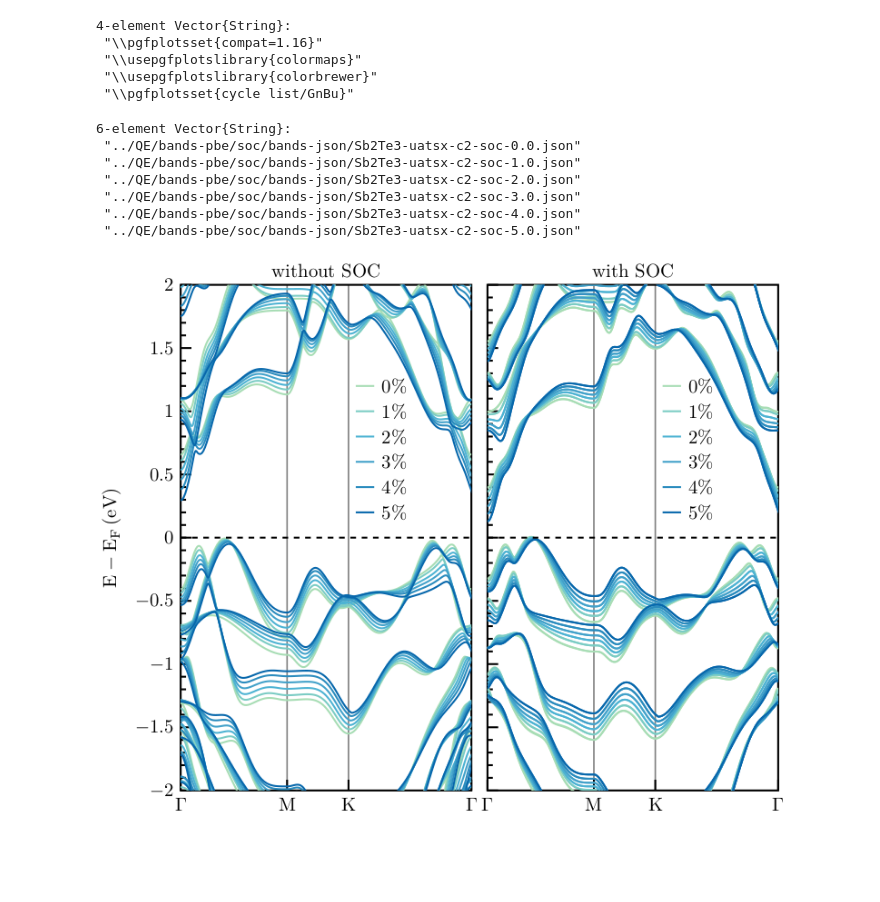
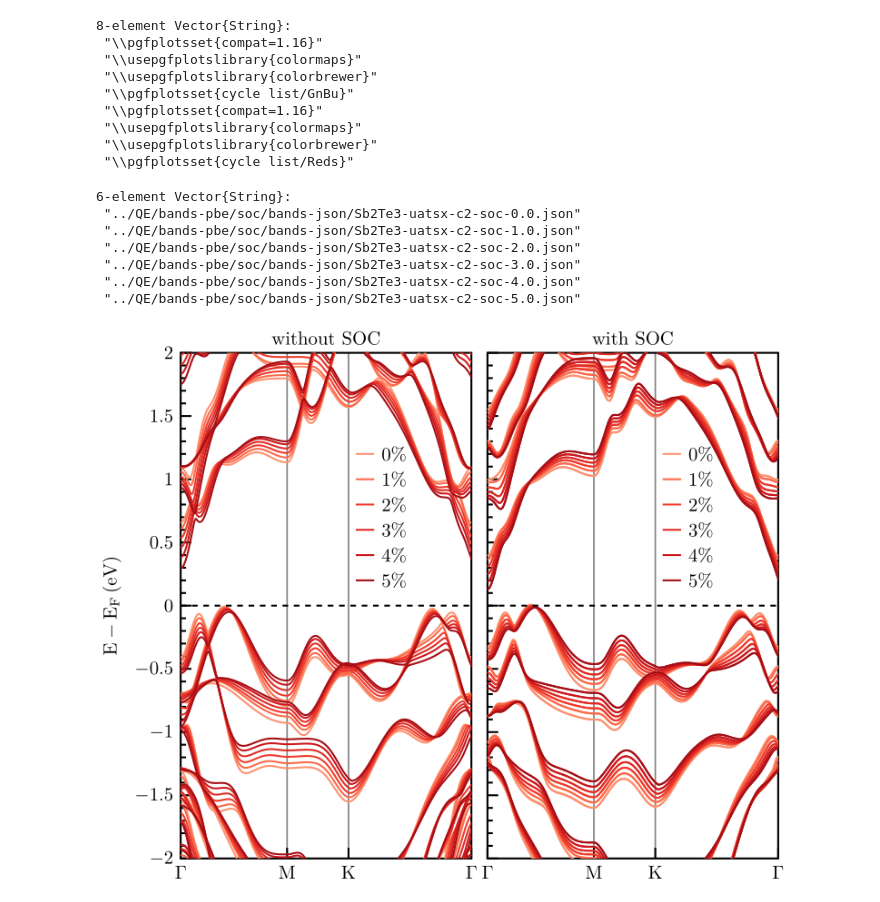
Before and after one commit to NanophotonIICOs/Sb2Te3-TDDFT-2DM, a Jupyter notebook: scripts-plots/bands_plots_pbe.ipynb, the cells around one changed output. Cells and saved outputs as stored; diff of their text form; code cells hidden in the pictures; blank space fills up the shorter version.

```diff
--- a/scripts-plots/bands_plots_pbe.ipynb
+++ b/scripts-plots/bands_plots_pbe.ipynb
@@ -47,13 +47,17 @@ end
 push!(PGFPlotsX.CUSTOM_PREAMBLE, raw"\pgfplotsset{compat=1.16}")
 push!(PGFPlotsX.CUSTOM_PREAMBLE, raw"\usepgfplotslibrary{colormaps}")
 push!(PGFPlotsX.CUSTOM_PREAMBLE, raw"\usepgfplotslibrary{colorbrewer}")
-push!(PGFPlotsX.CUSTOM_PREAMBLE,raw"\pgfplotsset{cycle list/GnBu}")
+push!(PGFPlotsX.CUSTOM_PREAMBLE,raw"\pgfplotsset{cycle list/Reds}")
 # %% [output]
-4-element Vector{String}:
+8-element Vector{String}:
  "\\pgfplotsset{compat=1.16}"
  "\\usepgfplotslibrary{colormaps}"
  "\\usepgfplotslibrary{colorbrewer}"
  "\\pgfplotsset{cycle list/GnBu}"
+ "\\pgfplotsset{compat=1.16}"
+ "\\usepgfplotslibrary{colormaps}"
+ "\\usepgfplotslibrary{colorbrewer}"
+ "\\pgfplotsset{cycle list/Reds}"
 # %%
 function get_kxaxis(files,nplot)
     xtick       = get_values(files[nplot])["kptcoords"]
@@ -99,58 +103,58 @@ tp = @pgf TikzPicture({ })
         "xlabel style={scale=1.0}",
         "every axis plot/.style={smooth,no marks,line width=1pt}",
         "axis line style={line width=1.0pt,line cap=round}",
         "every axis/.append style={line width=1.0pt,tick style = {line width=1.0pt,black},ticklabel style={scale=1.0}}",
         "xtick distance=1",
         "xtick pos=left",
         "ytick pos=left",
         ymin=-2,ymax=2,
         xtick = get_kxaxis(files1,1)["xtick"],
         xticklabels =get_kxaxis(files1,1)["xticklabels"],
         xmajorgrids,
         "major x grid style={gray,thick}",
         "title style={yshift=-2mm,scale=1.0}",
 
     },
 {title="without SOC", ylabel = L"\mathrm{E-E_{\mathrm{F}}\,(eV)}",
 },
-[Plot({"color=GnBu-F"},Table("x"=>get_values(files1[1])["bands"][1,:,1],"y"=>get_values(files1[1])["bands"][1,:,k])) for k=30:50],
-[Plot({"color=GnBu-G"},Table("x"=>get_values(files1[2])["bands"][1,:,1],"y"=>get_values(files1[2])["bands"][1,:,k])) for k=30:50],
-[Plot({"color=GnBu-H"},Table("x"=>get_values(files1[3])["bands"][1,:,1],"y"=>get_values(files1[3])["bands"][1,:,k])) for k=30:50],
-[Plot({"color=GnBu-I"},Table("x"=>get_values(files1[4])["bands"][1,:,1],"y"=>get_values(files1[4])["bands"][1,:,k])) for k=30:50],
-[Plot({"color=GnBu-J"},Table("x"=>get_values(files1[5])["bands"][1,:,1],"y"=>get_values(files1[5])["bands"][1,:,k])) for k=30:50],
-[Plot({"color=GnBu-K"},Table("x"=>get_values(files1[6])["bands"][1,:,1],"y"=>get_values(files1[6])["bands"][1,:,k])) for k=30:50],
+[Plot({"color=Reds-F"},Table("x"=>get_values(files1[1])["bands"][1,:,1],"y"=>get_values(files1[1])["bands"][1,:,k])) for k=30:50],
+[Plot({"color=Reds-G"},Table("x"=>get_values(files1[2])["bands"][1,:,1],"y"=>get_values(files1[2])["bands"][1,:,k])) for k=30:50],
+[Plot({"color=Reds-H"},Table("x"=>get_values(files1[3])["bands"][1,:,1],"y"=>get_values(files1[3])["bands"][1,:,k])) for k=30:50],
+[Plot({"color=Reds-I"},Table("x"=>get_values(files1[4])["bands"][1,:,1],"y"=>get_values(files1[4])["bands"][1,:,k])) for k=30:50],
+[Plot({"color=Reds-J"},Table("x"=>get_values(files1[5])["bands"][1,:,1],"y"=>get_values(files1[5])["bands"][1,:,k])) for k=30:50],
+[Plot({"color=Reds-K"},Table("x"=>get_values(files1[6])["bands"][1,:,1],"y"=>get_values(files1[6])["bands"][1,:,k])) for k=30:50],
 Plot({forget_plot, no_marks,dashed},Coordinates([0,get_values(files1[1])["kptcoords"][end]],[0,0])),
 
 
-raw"\draw[color=GnBu-F]  (axis cs: 0.95,1.2)--(axis cs:1.05,1.2) node[anchor=west,black] {$0\%$};",
-raw"\draw[color=GnBu-G]  (axis cs: 0.95,1.0)--(axis cs:1.05,1.0) node[anchor=west,black] {$1\%$};",
-raw"\draw[color=GnBu-H]  (axis cs: 0.95,0.8)--(axis cs:1.05,0.8) node[anchor=west,black] {$2\%$};",
-raw"\draw[color=GnBu-I]  (axis cs: 0.95,0.6)--(axis cs:1.05,0.6) node[anchor=west,black] {$3\%$};",
-raw"\draw[color=GnBu-J]  (axis cs: 0.95,0.4)--(axis cs:1.05,0.4) node[anchor=west,black] {$4\%$};",
-raw"\draw[color=GnBu-K]  (axis cs: 0.95,0.2)--(axis cs:1.05,0.2) node[anchor=west,black] {$5\%$};",
+raw"\draw[color=Reds-F]  (axis cs: 0.95,1.2)--(axis cs:1.05,1.2) node[anchor=west,black] {$0\%$};",
+raw"\draw[color=Reds-G]  (axis cs: 0.95,1.0)--(axis cs:1.05,1.0) node[anchor=west,black] {$1\%$};",
+raw"\draw[color=Reds-H]  (axis cs: 0.95,0.8)--(axis cs:1.05,0.8) node[anchor=west,black] {$2\%$};",
+raw"\draw[color=Reds-I]  (axis cs: 0.95,0.6)--(axis cs:1.05,0.6) node[anchor=west,black] {$3\%$};",
+raw"\draw[color=Reds-J]  (axis cs: 0.95,0.4)--(axis cs:1.05,0.4) node[anchor=west,black] {$4\%$};",
+raw"\draw[color=Reds-K]  (axis cs: 0.95,0.2)--(axis cs:1.05,0.2) node[anchor=west,black] {$5\%$};",
 
 {"yticklabels={}",title="with SOC"},
-[Plot({"color=GnBu-F"},Table("x"=>get_values(files2[1])["bands"][1,:,1],"y"=>get_values(files2[1])["bands"][1,:,k])) for k=70:90],
-[Plot({"color=GnBu-G"},Table("x"=>get_values(files2[2])["bands"][1,:,1],"y"=>get_values(files2[2])["bands"][1,:,k])) for k=70:90],
-[Plot({"color=GnBu-H"},Table("x"=>get_values(files2[3])["bands"][1,:,1],"y"=>get_values(files2[3])["bands"][1,:,k])) for k=70:90],
-[Plot({"color=GnBu-I"},Table("x"=>get_values(files2[4])["bands"][1,:,1],"y"=>get_values(files2[4])["bands"][1,:,k])) for k=70:90],
-[Plot({"color=GnBu-J"},Table("x"=>get_values(files2[5])["bands"][1,:,1],"y"=>get_values(files2[5])["bands"][1,:,k])) for k=70:90],
-[Plot({"color=GnBu-K"},Table("x"=>get_values(files2[6])["bands"][1,:,1],"y"=>get_values(files2[6])["bands"][1,:,k])) for k=70:90],
+[Plot({"color=Reds-F"},Table("x"=>get_values(files2[1])["bands"][1,:,1],"y"=>get_values(files2[1])["bands"][1,:,k])) for k=70:90],
+[Plot({"color=Reds-G"},Table("x"=>get_values(files2[2])["bands"][1,:,1],"y"=>get_values(files2[2])["bands"][1,:,k])) for k=70:90],
+[Plot({"color=Reds-H"},Table("x"=>get_values(files2[3])["bands"][1,:,1],"y"=>get_values(files2[3])["bands"][1,:,k])) for k=70:90],
+[Plot({"color=Reds-I"},Table("x"=>get_values(files2[4])["bands"][1,:,1],"y"=>get_values(files2[4])["bands"][1,:,k])) for k=70:90],
+[Plot({"color=Reds-J"},Table("x"=>get_values(files2[5])["bands"][1,:,1],"y"=>get_values(files2[5])["bands"][1,:,k])) for k=70:90],
+[Plot({"color=Reds-K"},Table("x"=>get_values(files2[6])["bands"][1,:,1],"y"=>get_values(files2[6])["bands"][1,:,k])) for k=70:90],
 Plot({forget_plot, no_marks,dashed},Coordinates([0,get_values(files2[1])["kptcoords"][end]],[0,0])),
 
 
-raw"\draw[color=GnBu-F]  (axis cs: 0.95,1.2)--(axis cs:1.05,1.2) node[anchor=west,black] {$0\%$};",
-raw"\draw[color=GnBu-G]  (axis cs: 0.95,1.0)--(axis cs:1.05,1.0) node[anchor=west,black] {$1\%$};",
-raw"\draw[color=GnBu-H]  (axis cs: 0.95,0.8)--(axis cs:1.05,0.8) node[anchor=west,black] {$2\%$};",
-raw"\draw[color=GnBu-I]  (axis cs: 0.95,0.6)--(axis cs:1.05,0.6) node[anchor=west,black] {$3\%$};",
-raw"\draw[color=GnBu-J]  (axis cs: 0.95,0.4)--(axis cs:1.05,0.4) node[anchor=west,black] {$4\%$};",
-raw"\draw[color=GnBu-K]  (axis cs: 0.95,0.2)--(axis cs:1.05,0.2) node[anchor=west,black] {$5\%$};",
+raw"\draw[color=Reds-F]  (axis cs: 0.95,1.2)--(axis cs:1.05,1.2) node[anchor=west,black] {$0\%$};",
+raw"\draw[color=Reds-G]  (axis cs: 0.95,1.0)--(axis cs:1.05,1.0) node[anchor=west,black] {$1\%$};",
+raw"\draw[color=Reds-H]  (axis cs: 0.95,0.8)--(axis cs:1.05,0.8) node[anchor=west,black] {$2\%$};",
+raw"\draw[color=Reds-I]  (axis cs: 0.95,0.6)--(axis cs:1.05,0.6) node[anchor=west,black] {$3\%$};",
+raw"\draw[color=Reds-J]  (axis cs: 0.95,0.4)--(axis cs:1.05,0.4) node[anchor=west,black] {$4\%$};",
+raw"\draw[color=Reds-K]  (axis cs: 0.95,0.2)--(axis cs:1.05,0.2) node[anchor=west,black] {$5\%$};",
 )
 push!(tp,bands)
 display("image/png", tp)
 # pgfsave("/media/rbnfiles/ruco/research/papers/Sb2Te3-2025/v5_reply/images/fig-1.pdf",uats_bands)
 # %% [output]
-[figure, old version]
+[figure, new version]
 # %%
 tp = @pgf TikzPicture({ })
 @pgf bands_wou_soc =@pgf  Axis(
```
Also changed, not shown: parts of 2 cells of this notebook, 47 other files.
